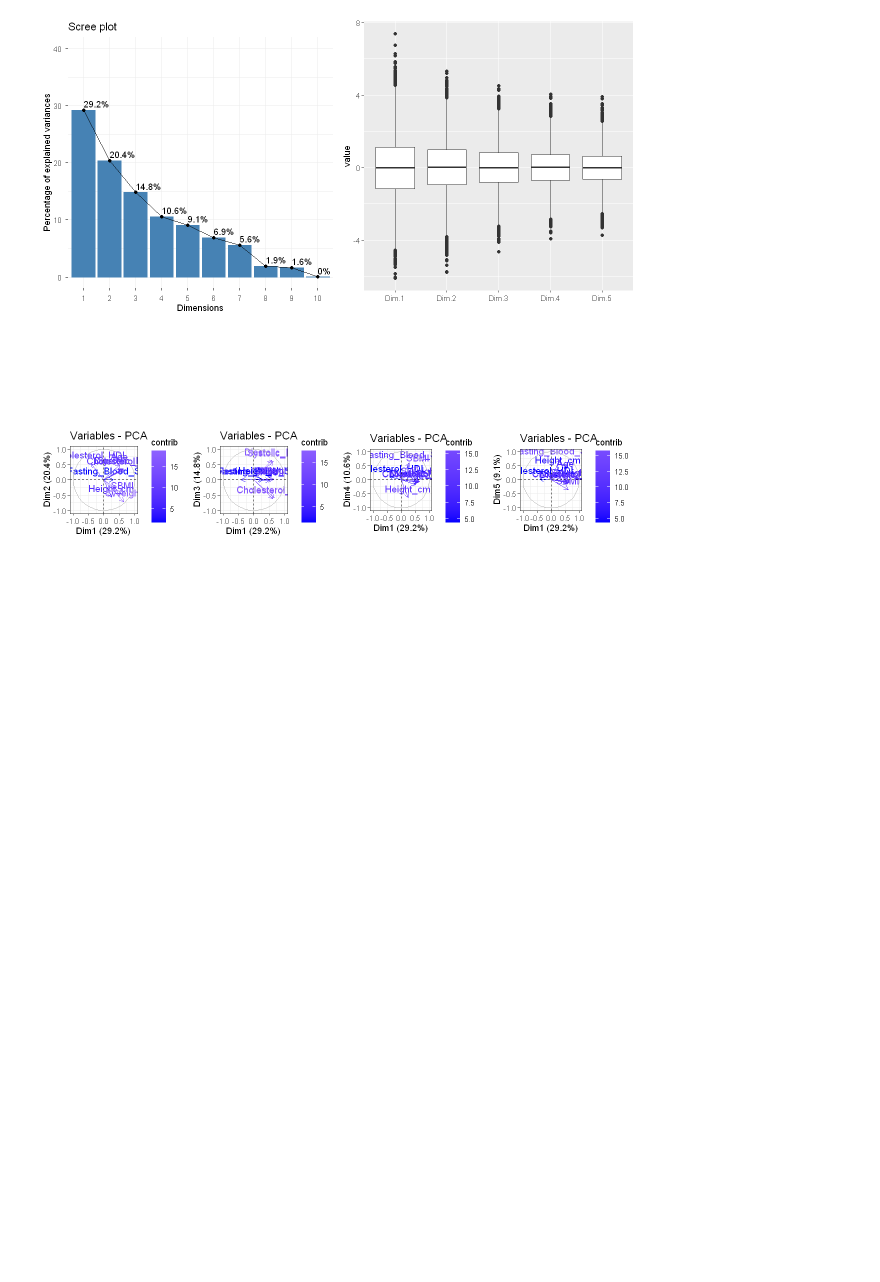
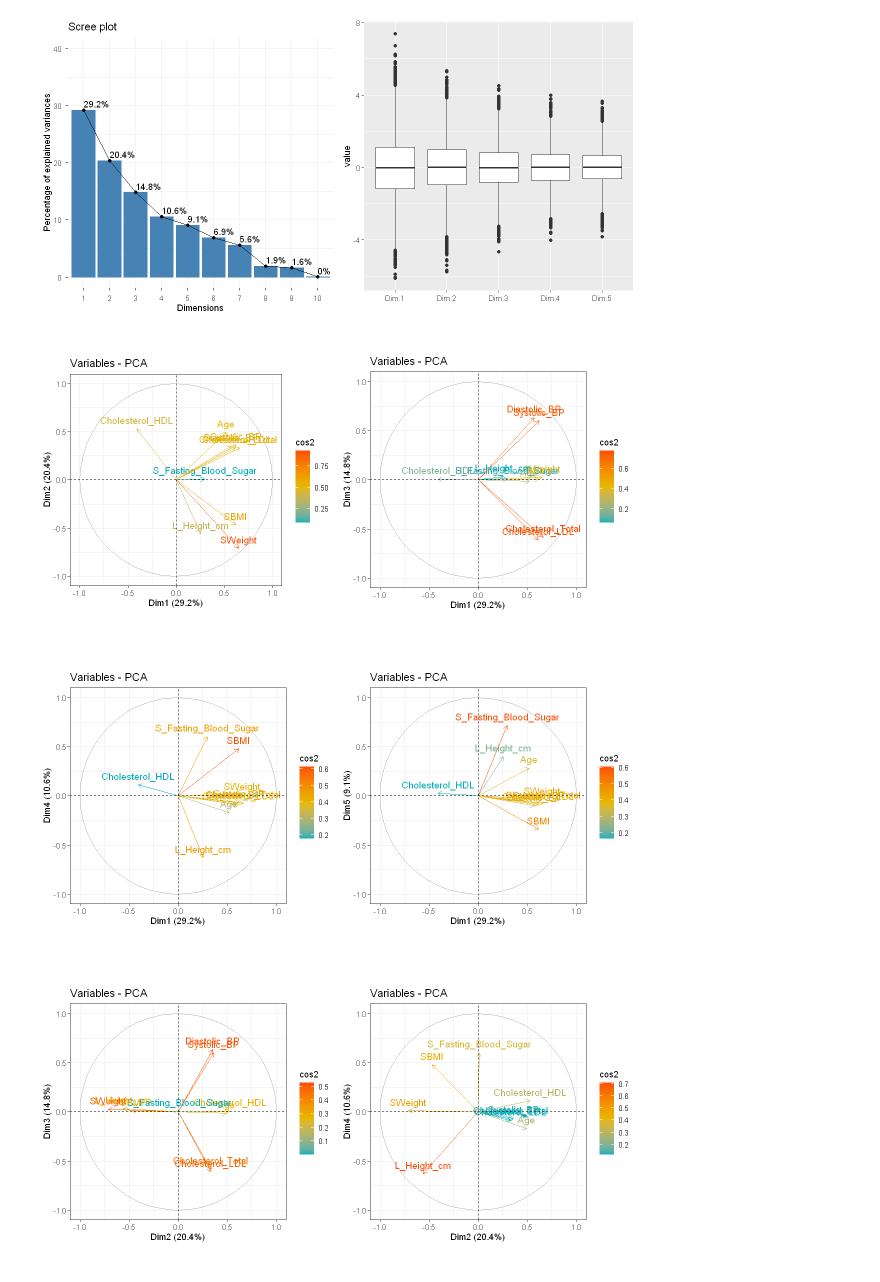
Before and after one commit to Eliott67/Projet_ML, a Jupyter notebook: notebook_R_ML.ipynb, the cells around one changed output. Drawn from its saved outputs; the diff is of its cells as text; code cells hidden in the pictures; blank space fills up the shorter version.

Commit message:
graphe PCA

```diff
--- a/notebook_R_ML.ipynb
+++ b/notebook_R_ML.ipynb
@@ -163,4 +161,4 @@ grid.arrange(g10,g2,g3,g4,sg1,sg2,sg3,sg4,ncol=4)
 # %%
-data_quanti=data[,c(1,3,6:11,19:20)]
+data_quanti=data[,c(1,6:10,19:22)]
 ggpairs(data_quanti)
 # %% [output]
@@ -268,21 +271,25 @@ Warning message in geom_bar(stat = "identity", fill = barfill, color = barcolor,
 # %%
 
 
-v1=fviz_pca_var(res_pca,axes=c(1,2), col.var="contrib")+
-scale_color_gradient2(low="blue", mid="white",
-                      high="red", midpoint=55)+theme_bw()
-v2=fviz_pca_var(res_pca,axes=c(1,3), col.var="contrib")+
-scale_color_gradient2(low="blue", mid="white",
-                      high="red", midpoint=55)+theme_bw()
-v3=fviz_pca_var(res_pca,axes=c(1,4), col.var="contrib")+
-scale_color_gradient2(low="blue", mid="white",
-                      high="red", midpoint=55)+theme_bw()
-v4=fviz_pca_var(res_pca,axes=c(1,5), col.var="contrib")+
-scale_color_gradient2(low="blue", mid="white",
-                      high="red", midpoint=55)+theme_bw()
+v1=fviz_pca_var(res_pca,axes=c(1,2), col.var="cos2",gradient.cols = c("#00AFBB", "#E7B800", "#FC4E07"))+theme_bw()
+v2=fviz_pca_var(res_pca,axes=c(1,3), col.var="cos2",gradient.cols = c("#00AFBB", "#E7B800", "#FC4E07"))+theme_bw()
+v3=fviz_pca_var(res_pca,axes=c(1,4), col.var="cos2",gradient.cols = c("#00AFBB", "#E7B800", "#FC4E07"))+theme_bw()
+v4=fviz_pca_var(res_pca,axes=c(1,5), col.var="cos2", gradient.cols = c("#00AFBB", "#E7B800", "#FC4E07"))+theme_bw()
+v5=fviz_pca_var(res_pca,axes=c(2,3), col.var="cos2",gradient.cols = c("#00AFBB", "#E7B800", "#FC4E07"))+theme_bw()
+v6=fviz_pca_var(res_pca,axes=c(2,4), col.var="cos2",gradient.cols = c("#00AFBB", "#E7B800", "#FC4E07"))+theme_bw()
+v7=fviz_pca_var(res_pca,axes=c(2,5), col.var="cos2",
+                gradient.cols = c("#00AFBB", "#E7B800", "#FC4E07"))+theme_bw()
+v8=fviz_pca_var(res_pca,axes=c(3,4), col.var="cos2", gradient.cols = c("#00AFBB", "#E7B800", "#FC4E07"))+theme_bw()
 
+v9=fviz_pca_var(res_pca,axes=c(3,5), col.var="cos2",gradient.cols = c("#00AFBB", "#E7B800", "#FC4E07"))+theme_bw()
+v10=fviz_pca_var(res_pca,axes=c(4,5), col.var="cos2",gradient.cols = c("#00AFBB", "#E7B800", "#FC4E07"))+theme_bw()
 
-
-grid.arrange(v1,v2,v3,v4,ncol=4)
+grid.arrange(v1,v2,ncol=2)
+grid.arrange(v3,v4,ncol=2)
+grid.arrange(v5,v6,ncol=2)
+grid.arrange(v7,v8,ncol=2)
+grid.arrange(v9,v10,ncol=2)
 # %% [output]
-[figure, old version]
+[figure, new version]
+[figure, added]
+[figure, added]
```
Also changed, not shown: parts of 32 cells of this notebook.
